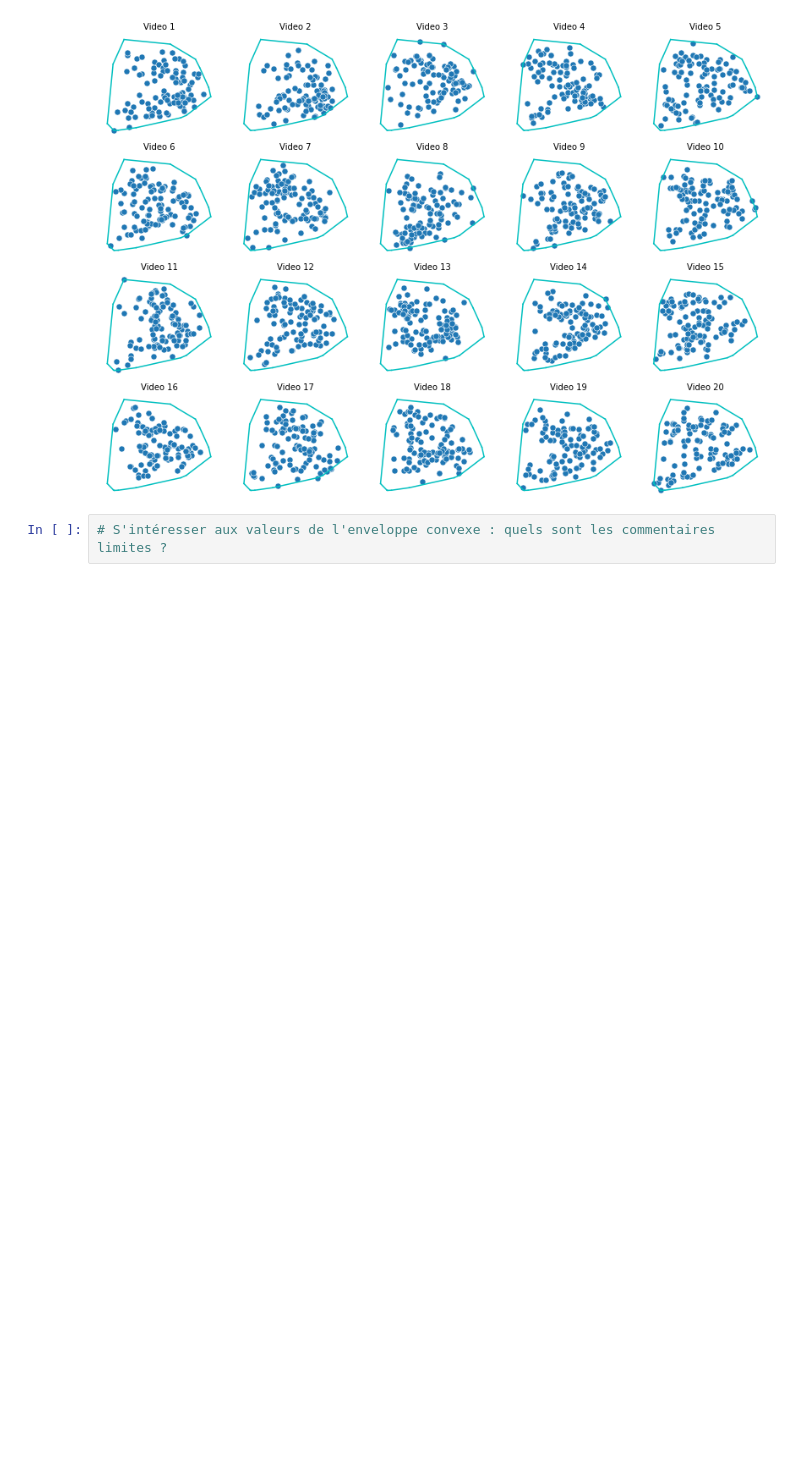
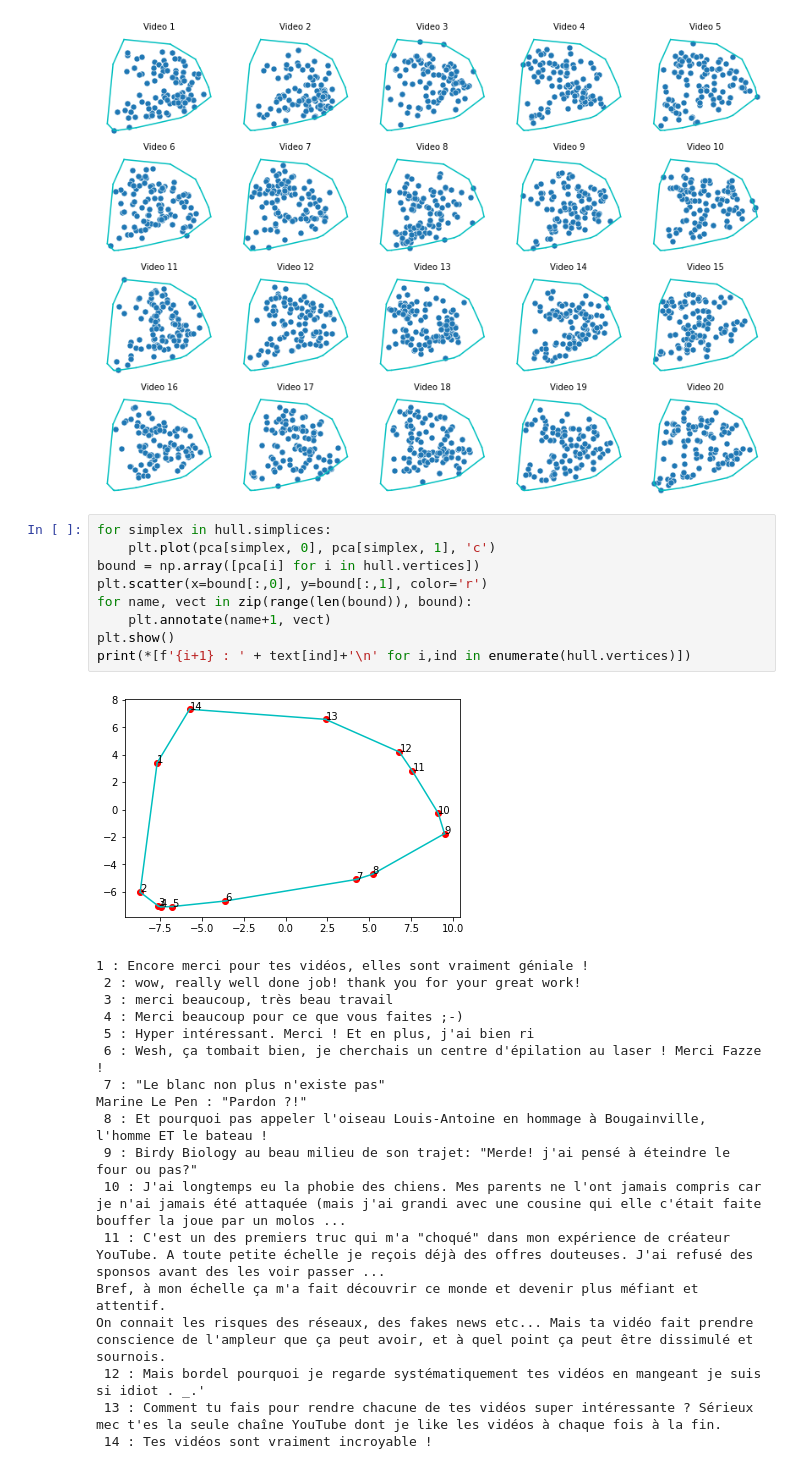
Before and after one commit to AntoineLlg/projet-python-2a, a Jupyter notebook: ACP_nb.ipynb, the cells around one changed output. Saved outputs shown, nothing was run; the diff lists cells and outputs as text; blank space fills up the shorter version.

```diff
--- a/ACP_nb.ipynb
+++ b/ACP_nb.ipynb
@@ -78,5 +85,31 @@ for i, ax in enumerate(np.array(axs).flatten()):
 plt.show()
 # %% [output]
 [figure]
-# %%
-# S'intéresser aux valeurs de l'enveloppe convexe : quels sont les commentaires limites ?
+# %%
+for simplex in hull.simplices:
+    plt.plot(pca[simplex, 0], pca[simplex, 1], 'c')
+bound = np.array([pca[i] for i in hull.vertices])
+plt.scatter(x=bound[:,0], y=bound[:,1], color='r')
+for name, vect in zip(range(len(bound)), bound):
+    plt.annotate(name+1, vect)
+plt.show()
+print(*[f'{i+1} : ' + text[ind]+'\n' for i,ind in enumerate(hull.vertices)])
+# %% [output]
+[figure, added]
+1 : Encore merci pour tes vidéos, elles sont vraiment géniale !
+ 2 : wow, really well done job! thank you for your great work!
+ 3 : merci beaucoup, très beau travail
+ 4 : Merci beaucoup pour ce que vous faites ;-)
+ 5 : Hyper intéressant. Merci ! Et en plus, j'ai bien ri
+ 6 : Wesh, ça tombait bien, je cherchais un centre d'épilation au laser ! Merci Fazze !
+ 7 : "Le blanc non plus n'existe pas"
+Marine Le Pen : "Pardon ?!"
+ 8 : Et pourquoi pas appeler l'oiseau Louis-Antoine en hommage à Bougainville, l'homme ET le bateau !
+ 9 : Birdy Biology au beau milieu de son trajet: "Merde! j'ai pensé à éteindre le four ou pas?"
+ 10 : J'ai longtemps eu la phobie des chiens. Mes parents ne l'ont jamais compris car je n'ai jamais été attaquée (mais j'ai grandi avec une cousine qui elle c'était faite bouffer la joue par un molos ...
+ 11 : C'est un des premiers truc qui m'a "choqué" dans mon expérience de créateur YouTube. A toute petite échelle je reçois déjà des offres douteuses. J'ai refusé des sponsos avant des les voir passer ...
+Bref, à mon échelle ça m'a fait découvrir ce monde et devenir plus méfiant et attentif.
+On connait les risques des réseaux, des fakes news etc... Mais ta vidéo fait prendre conscience de l'ampleur que ça peut avoir, et à quel point ça peut être dissimulé et sournois.
+ 12 : Mais bordel pourquoi je regarde systématiquement tes vidéos en mangeant je suis si idiot . _.'
+ 13 : Comment tu fais pour rendre chacune de tes vidéos super intéressante ? Sérieux mec t'es la seule chaîne YouTube dont je like les vidéos à chaque fois à la fin.
+ 14 : Tes vidéos sont vraiment incroyable !
```
Also changed, not shown: parts of 5 cells of this notebook.
